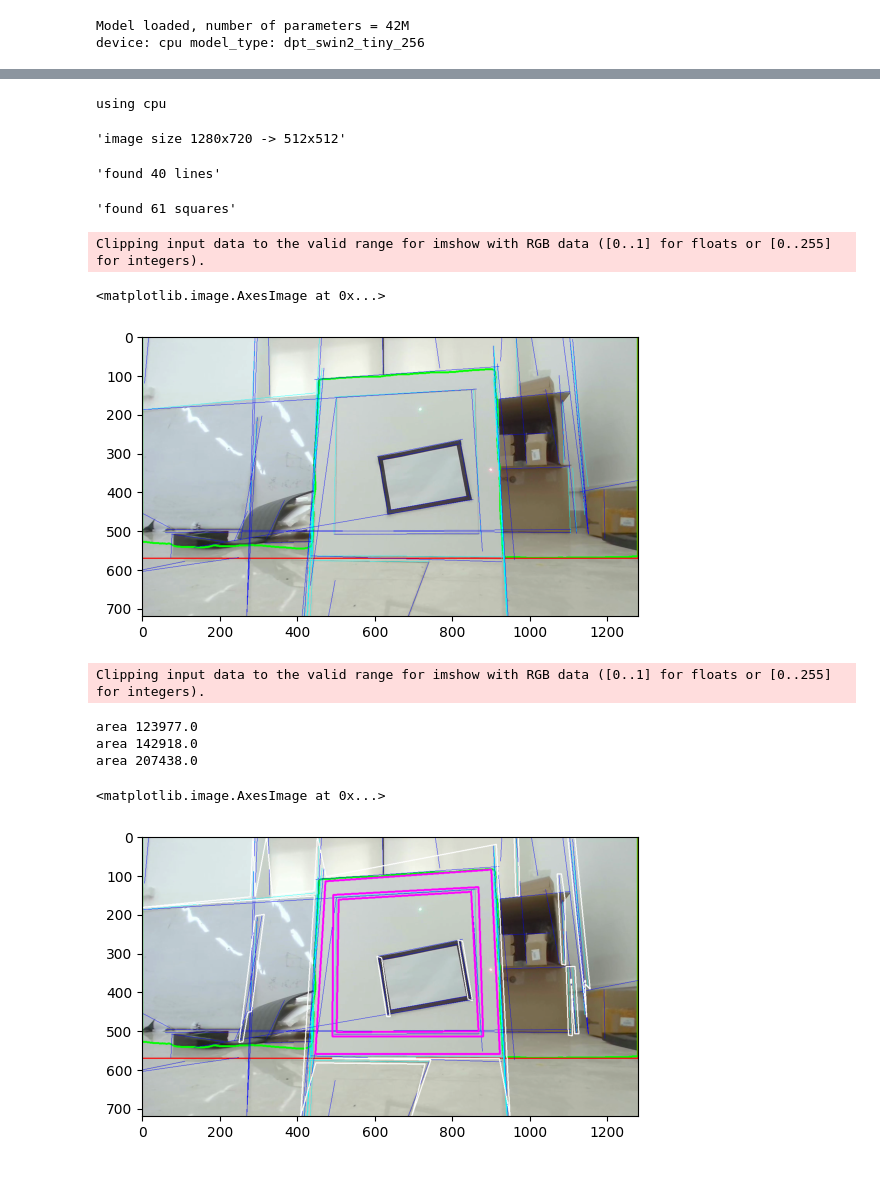
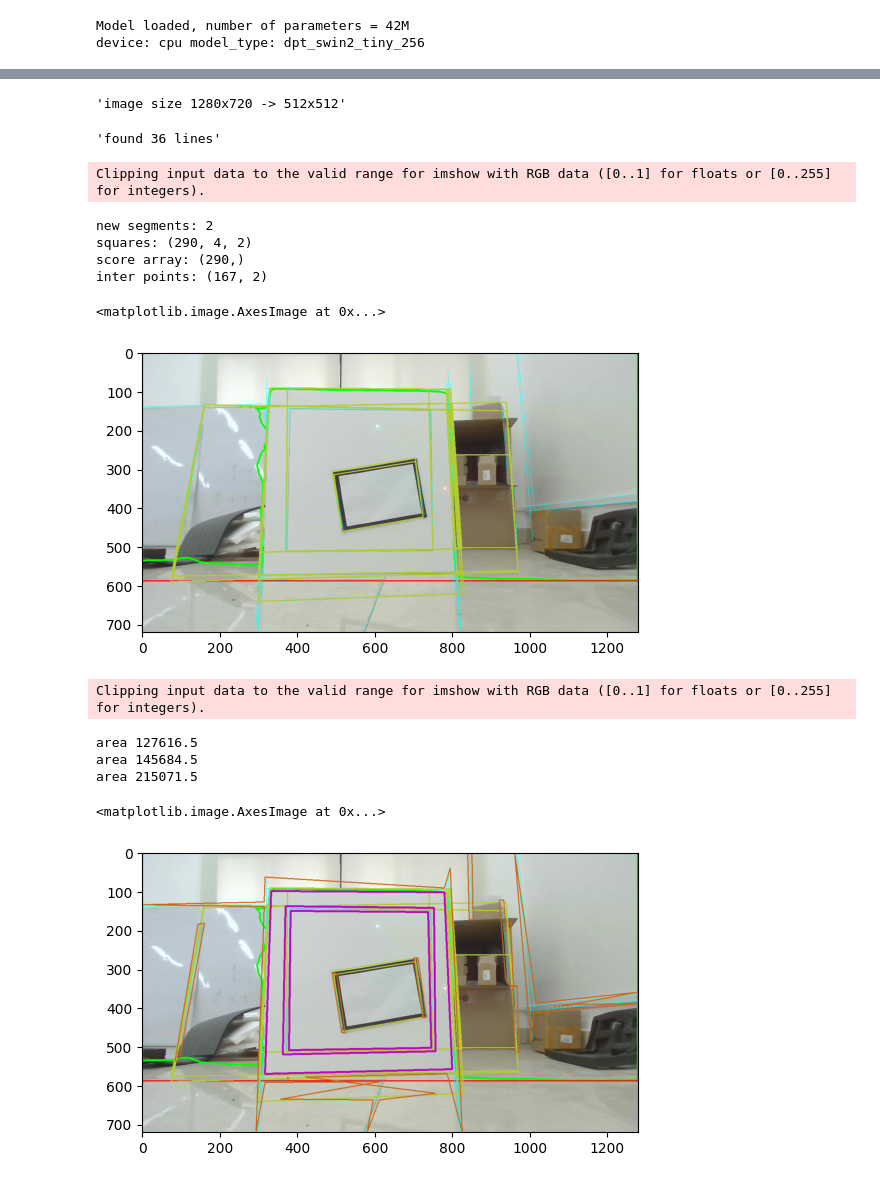
Before and after one commit to HQU-gxy/NUEDC_2023_E_snippet, a Jupyter notebook: depth.ipynb, the cells around one changed output, grey strips where cells are left out. Saved outputs shown, nothing was run; the diff lists cells and outputs as text; code cells hidden in the pictures.

Commit message:
pred_squares just doesn't work. Use pred line with OpenCV

```diff
--- a/depth.ipynb
+++ b/depth.ipynb
@@ -101,10 +101,7 @@ for contour in contours:
   area = cv2.contourArea(contour)
   cv2.drawContours(res, [contour], 0, (0, 255, 0), 3)
   if area > 100:
-    box = cv2.boundingRect(contour)
-    x, y, w, h = box
-    bbs.append(box)
-    cv2.rectangle(res, (x, y), (x+w, y+h), (255, 0, 0), 2)
+    pass
 plt.imshow(res)
 # %% [output]
 Clipping input data to the valid range for imshow with RGB data ([0..1] for floats or [0..255] for integers).
@@ -143,7 +140,6 @@ res_prime = res.copy()
 if is_use_mlsd_large:
   from mlsd.large import MobileV2_MLSD_Large
   if device.type.lower() == 'cpu':
-    print("using cpu")
     mlsd = MobileV2_MLSD_Large().cpu().eval()
   else:
     mlsd = MobileV2_MLSD_Large().cuda().eval()
@@ -173,7 +169,13 @@ params = PredSquaresParams(score=0.06,
                                     w_center=0.14)
 new_segments, squares, score_array, inter_points = pred_squares(resized, mlsd, mlsd_size, params=params, device=device)
 display("found {} lines".format(len(lines)))
-display("found {} squares".format(len(new_segments)))
+print("new segments: {}".format(len(new_segments.shape)))
+print("squares: {}".format(squares.shape))
+print("score array: {}".format(score_array.shape)) # 1D array
+print("inter points: {}".format(inter_points.shape))
+# https://stackoverflow.com/questions/44447179/how-to-randomly-sample-in-2d-matrix-in-numpy
+# print("square samples: {}".format(squares[:5]))
+# print("score samples: {}".format(score_array[:5]))
 
 temp = np.zeros((h, w, 1), dtype=np.uint8)
 if len(lines) != 0:
@@ -184,56 +186,74 @@ if len(lines) != 0:
 
 # I don't know how the `pred_squares` works
 # guess it's not working well
+# Anyway I prefer using OpenCV's `findContours` to find squares
+# Just leave it alone
 if len(new_segments) != 0:
-  for s in new_segments:
-    x1, y1, x2, y2 = scale_line_back(s, (w, h), mlsd_size)
-    cv2.line(res_prime, (int(x1), int(y1)), (int(x2), int(y2)), (0,0,255), 1,16)
+  from typing import List, TypeVar, Tuple
+  Point = Tuple[float, float]
+  T = TypeVar('T')
+  def scan_with_tail(xs:List[T], window_size:int)->List[List[T]]:
+      l = [xs[i:i+window_size] for i in range(len(xs)-window_size+1)]
+      tail = [xs[-1], xs[0]]
+      return l + [tail]
+  def draw_lines(img:cv2.Mat, lines:List[Point]):
+      ls = scan_with_tail(lines, 2)
+      for l in ls:
+          x1, y1 = scale_back(l[0][0], l[0][1], (w, h), mlsd_size)
+          x2, y2 = scale_back(l[1][0], l[1][1], (w, h), mlsd_size)
+          # the color is RGB and the range is [0, 1]
+          # strange I know
+          cv2.line(img, (int(x1), int(y1)), (int(x2), int(y2)), (0.7, 0.8, 0.2), 2)
+  for s in squares[:100]:
+    draw_lines(res_prime, s)
 
 plt.imshow(res_prime)
 # %% [output]
-using cpu
+'image size 1280x720 -> 512x512'
-'image size 1280x720 -> 512x512'
+'found 36 lines'
-'found 40 lines'
+Clipping input data to the valid range for imshow with RGB data ([0..1] for floats or [0..255] for integers).
-'found 61 squares'
+new segments: 2
+squares: (290, 4, 2)
+score array: (290,)
+inter points: (167, 2)
-Clipping input data to the valid range for imshow with RGB data ([0..1] for floats or [0..255] for integers).
+<matplotlib.image.AxesImage at 0x...>
-<matplotlib.image.AxesImage at 0x...>
-[figure, old version]
+[figure, new version]
 # %%
 kernel = np.ones((10, 10),np.uint8)
 dilation = cv2.dilate(temp,kernel,iterations = 1)
 contours, hierarchy = cv2.findContours(dilation, cv2.RETR_LIST, cv2.CHAIN_APPROX_NONE)
 
 from typing import List, Tuple
 
 res_pp = res_prime.copy()
 # area, points
 perspective_bb:List[Tuple[float, List[int]]] = []
 for c in contours:
   # https://docs.opencv.org/4.x/d3/dc0/group__imgproc__shape.html#ga3d476a3417130ae5154aea421ca7ead9
   # https://blog.csdn.net/weixin_43229348/article/details/125986969
   # https://stackoverflow.com/questions/62596734/find-rotated-rectangle-in-opencv-python
   # https://docs.opencv.org/4.x/d3/dc0/group__imgproc__shape.html
   approx = cv2.approxPolyDP(c, 0.01 * cv2.arcLength(c, True), True)
   # find the enclosing rectangle
   # for perspective transform
   # https://github.com/PyImageSearch/imutils#4-point-perspective-transform
-  cv2.drawContours(res_pp, [approx], 0, (200, 100, 25), 2)
+  cv2.drawContours(res_pp, [approx], 0, (0.8, 0.4, 0.1), 2)
   if len(approx) == 4:
     area = cv2.contourArea(approx)
     if area > (200 * 200):
       print("area {}".format(area))
-      cv2.drawContours(res_pp, [approx], 0, (200, 0, 200), 3)
+      cv2.drawContours(res_pp, [approx], 0, (0.75, 0, 0.75), 3)
       perspective_bb.append((area, approx))
 
 # plt.imshow(dilation, cmap='gray')
 plt.imshow(res_pp, cmap='gray')
 # %% [output]
 Clipping input data to the valid range for imshow with RGB data ([0..1] for floats or [0..255] for integers).
-area 123977.0
-area 142918.0
-area 207438.0
+area 127616.5
+area 145684.5
+area 215071.5
 <matplotlib.image.AxesImage at 0x...>
-[figure, old version]
+[figure, new version]
 # %%
 sorted_pbb = sorted(perspective_bb, key=lambda x: x[0], reverse=True)
 from imutils import perspective
```
Also changed, not shown: parts of 5 cells of this notebook, 2 other files.
